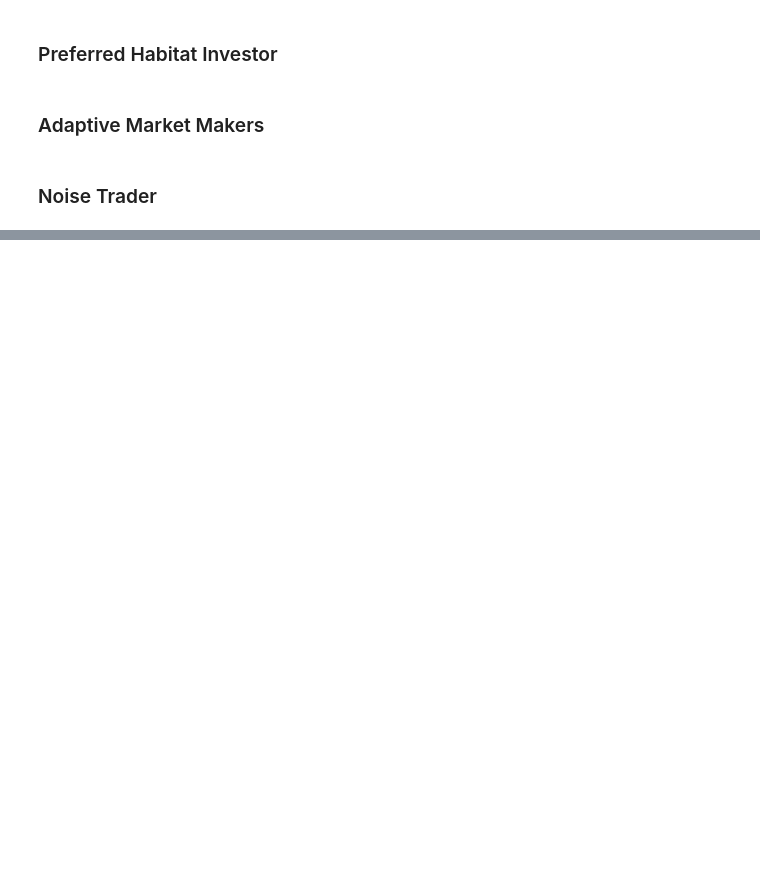
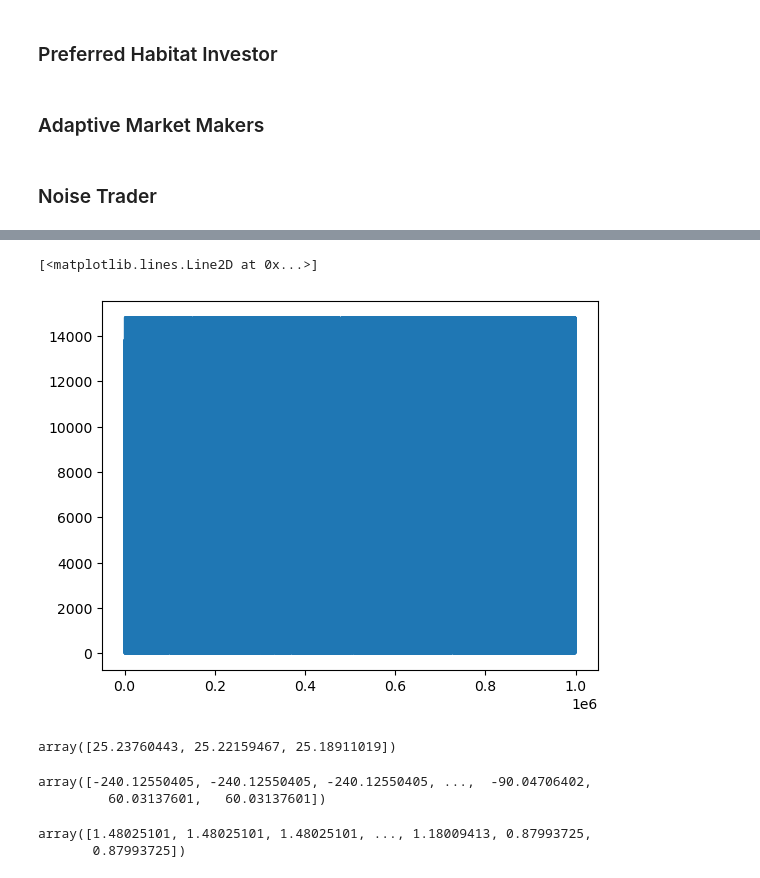
Before and after one commit to moyuanchen/collusion, a Jupyter notebook: messing_around.ipynb, the cells around one changed output, grey strips where cells are left out. Cells and saved outputs as stored; diff of their text form; code cells hidden in the pictures; blank space fills up the shorter version.

```diff
--- a/messing_around.ipynb
+++ b/messing_around.ipynb
@@ -316,0 +439,21 @@ def simulate(T = 1000000):
+# %%
+action_var = np.var(log['x'], axis = 0)
+# %%
+plt.plot(action_var)
+# %% [output]
+[<matplotlib.lines.Line2D at 0x...>]
+[figure, added]
+# %%
+action_var
+# %% [output]
+array([25.23760443, 25.22159467, 25.18911019])
+# %%
+log['z']
+# %% [output]
+array([-240.12550405, -240.12550405, -240.12550405, ...,  -90.04706402,
+         60.03137601,   60.03137601])
+# %%
+log['p']
+# %% [output]
+array([1.48025101, 1.48025101, 1.48025101, ..., 1.18009413, 0.87993725,
+       0.87993725])
```
Also changed, not shown: parts of 12 cells of this notebook.
